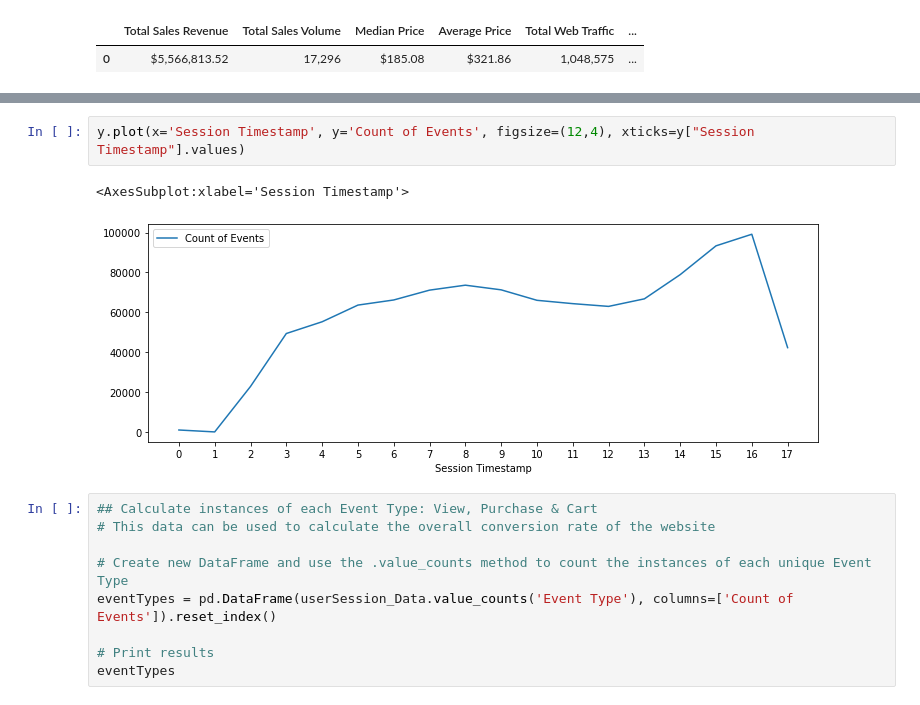
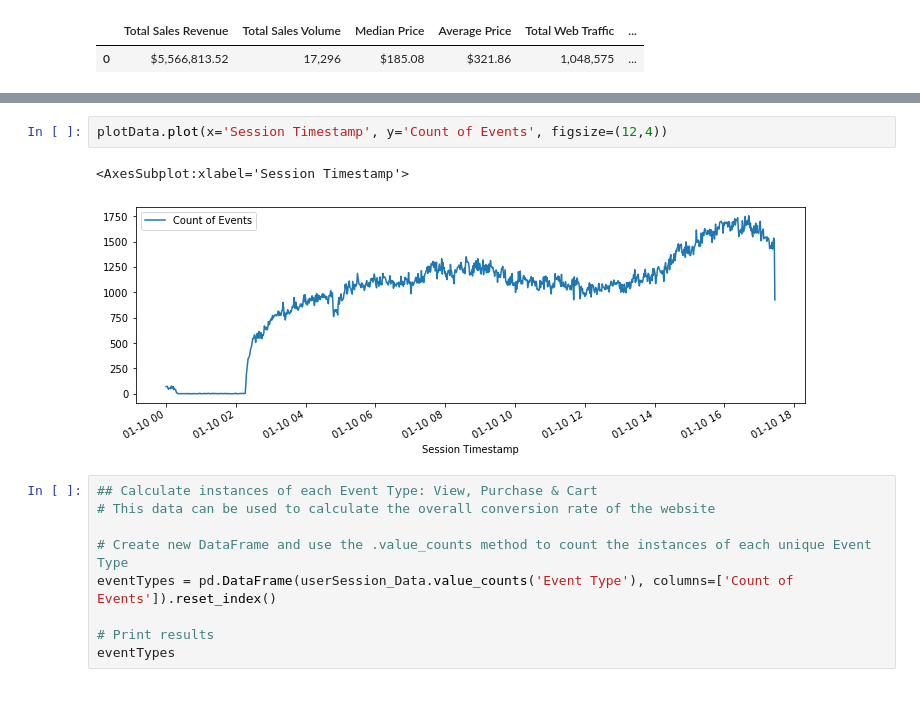
Before and after one commit to mjjohnson94/microFarm, a Jupyter notebook: User Session Analysis.ipynb, the cells around one changed output, grey strips where cells are left out. Saved outputs shown, nothing was run; the diff lists cells and outputs as text.

```diff
--- a/User Session Analysis.ipynb
+++ b/User Session Analysis.ipynb
@@ -178,8 +161,8 @@ y
 # %%
-y.plot(x='Session Timestamp', y='Count of Events', figsize=(12,4), xticks=y["Session Timestamp"].values)
+plotData.plot(x='Session Timestamp', y='Count of Events', figsize=(12,4))
 # %% [output]
 <AxesSubplot:xlabel='Session Timestamp'>
-[figure, old version]
+[figure, new version]
 # %%
 ## Calculate instances of each Event Type: View, Purchase & Cart
 # This data can be used to calculate the overall conversion rate of the website
```
Also changed, not shown: parts of 1 cell of this notebook.
